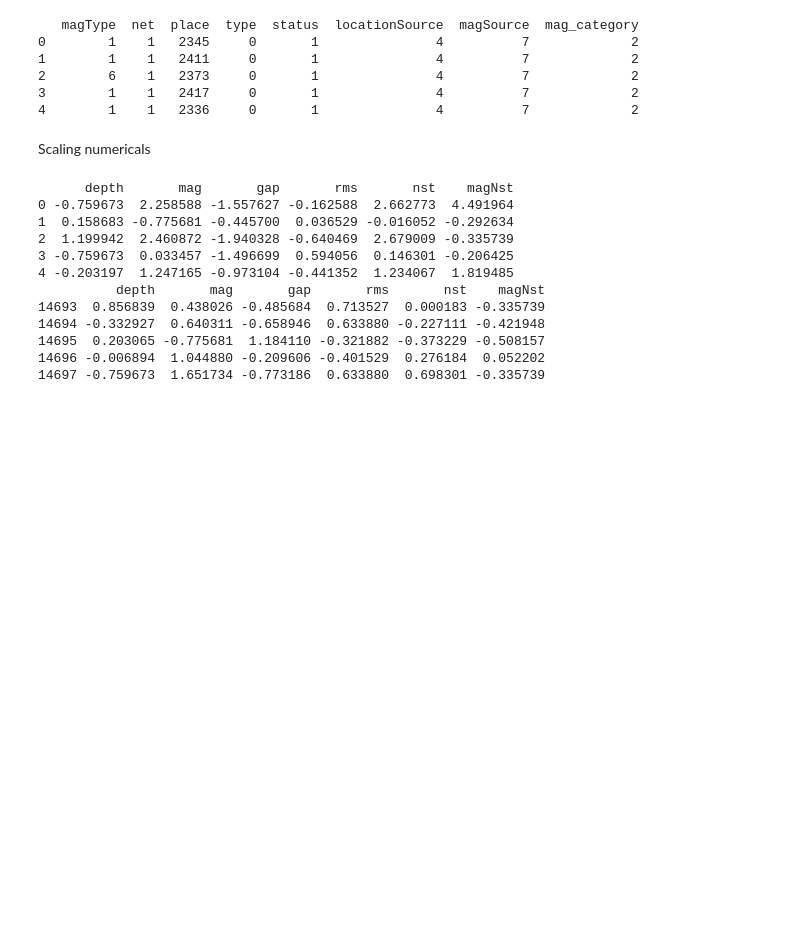
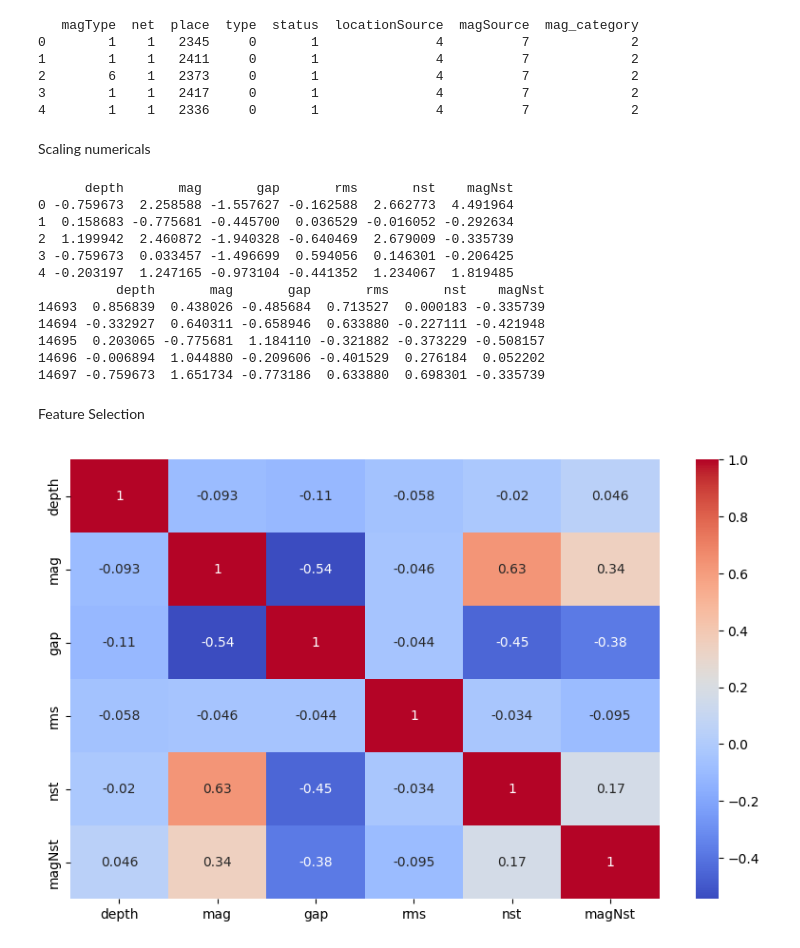
Before and after one commit to Archana366/Shell-Internship, a Jupyter notebook: Climate Risk and Disaster Management/Earthquake_forecasting.ipynb, the cells around one changed output. Drawn from its saved outputs; the diff is of its cells as text; code cells hidden in the pictures; blank space fills up the shorter version.

```diff
--- a/Climate Risk and Disaster Management/Earthquake_forecasting.ipynb
+++ b/Climate Risk and Disaster Management/Earthquake_forecasting.ipynb
@@ -1,5 +1,7 @@
 # %%
 from google.colab import files
-files.upload()
+uploaded = files.upload()
+file_path = list(uploaded.keys())[0]
+print("Uploaded:", file_path)
 # %% [output]
 [interactive output not drawn]
@@ -7,0 +10,6 @@ Saving Earthquake_dataset.csv to Earthquake_dataset.csv
+# %%
+import pandas as pd
+import numpy as np
+df = pd.read_csv(file_path)
+print("Shape:", df.shape)
+df.head(5)
@@ -17,14 +66,3 @@ from sklearn.metrics import accuracy_score, classification_report, confusion_mat
 from sklearn.ensemble import RandomForestClassifier
 from sklearn.linear_model import LogisticRegression
 from xgboost import XGBClassifier
-# %%
-import pandas as pd
-
-# Load the dataframe.
-df = pd.read_csv('Earthquake_dataset.csv')
-
-# Display the first 5 rows.
-display(df.head().T)
-
-# Print the column names and their data types.
-print(df.info())
@@ -244,3 +252,22 @@ print(df[scale_cols].tail(5))
 14695  0.203065 -0.775681  1.184110 -0.321882 -0.373229 -0.508157
 14696 -0.006894  1.044880 -0.209606 -0.401529  0.276184  0.052202
 14697 -0.759673  1.651734 -0.773186  0.633880  0.698301 -0.335739
+# %% [markdown]
+
+
+
+
+Feature Selection
+# %%
+import seaborn as sns
+import matplotlib.pyplot as plt
+
+# Compute correlation matrix
+corr = df[scale_cols].corr()
+
+# Plot heatmap
+plt.figure(figsize=(10,6))
+sns.heatmap(corr, annot=True, cmap='coolwarm')
+plt.show()
+# %% [output]
+[figure, added]
```
Also changed, not shown: parts of 32 cells of this notebook, 3 other files.
